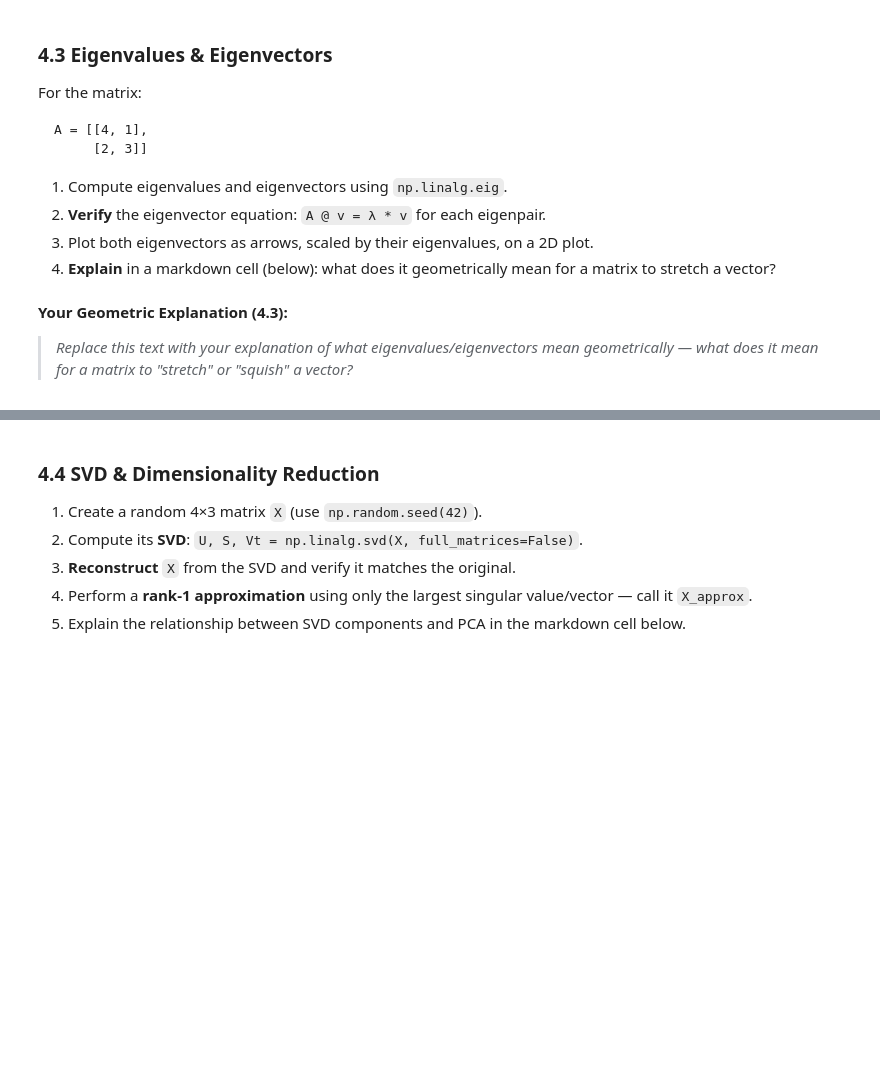
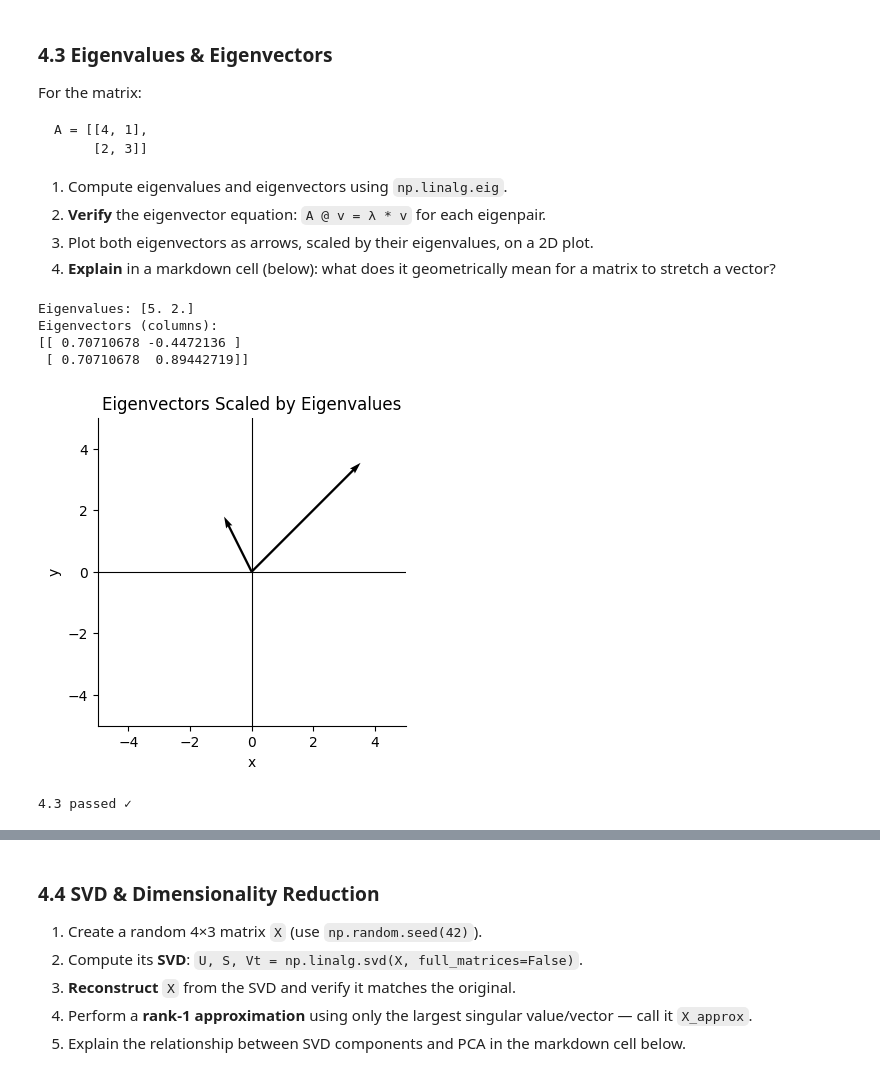
Before and after one commit to DhangeSakshiSanjay/Celebal_Weekly_Assignments, a Jupyter notebook: week1_assignment.ipynb, the cells around one changed output, grey strips where cells are left out. Drawn from its saved outputs; the diff is of its cells as text; code cells hidden in the pictures; blank space fills up the shorter version.

```diff
--- a/week1_assignment.ipynb
+++ b/week1_assignment.ipynb
@@ -331,19 +465,42 @@ A = [[4, 1],
 # %%
 A = np.array([[4, 1], [2, 3]], dtype=float)
 
-eigenvalues, eigenvectors = None, None  # YOUR CODE HERE
+eigenvalues, eigenvectors = np.linalg.eig(A)  # YOUR CODE HERE
 
 print(f"Eigenvalues: {eigenvalues}")
 print(f"Eigenvectors (columns):\n{eigenvectors}")
 
 # Verify Av = λv for each eigenpair
 # YOUR CODE HERE
+for i in range(len(eigenvalues)):
+    v = eigenvectors[:, i]
+    lam = eigenvalues[i]
+    assert np.allclose(A @ v, lam * v)
 
 # Plot
 # YOUR CODE HERE
+fig, ax = plt.subplots()
+
+for i in range(len(eigenvalues)):
+    vec = eigenvectors[:, i] * eigenvalues[i]
+    ax.quiver(0, 0, vec[0], vec[1],
+              angles='xy', scale_units='xy', scale=1)
+
+ax.set_xlim(-5, 5)
+ax.set_ylim(-5, 5)
+ax.axhline(0, color='black', lw=0.8)
+ax.axvline(0, color='black', lw=0.8)
+ax.set_xlabel('x')
+ax.set_ylabel('y')
+ax.set_title('Eigenvectors Scaled by Eigenvalues')
+ax.set_aspect('equal')
+plt.show()
 
 print("4.3 passed ✓")
+# %% [output]
+Eigenvalues: [5. 2.]
+Eigenvectors (columns):
+[[ 0.70710678 -0.4472136 ]
+ [ 0.70710678  0.89442719]]
+[figure, added]
+4.3 passed ✓
-# %% [markdown]
-**Your Geometric Explanation (4.3):**
-
-> *Replace this text with your explanation of what eigenvalues/eigenvectors mean geometrically — what does it mean for a matrix to "stretch" or "squish" a vector?*
```
Also changed, not shown: parts of 22 cells of this notebook.
